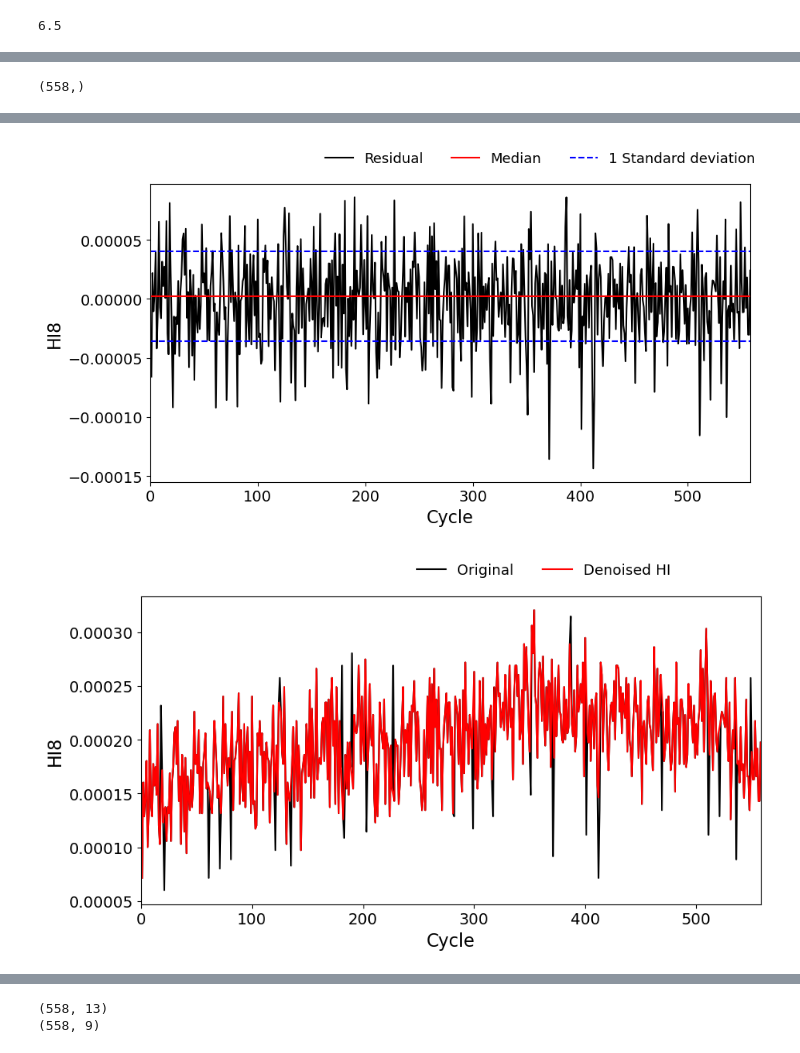
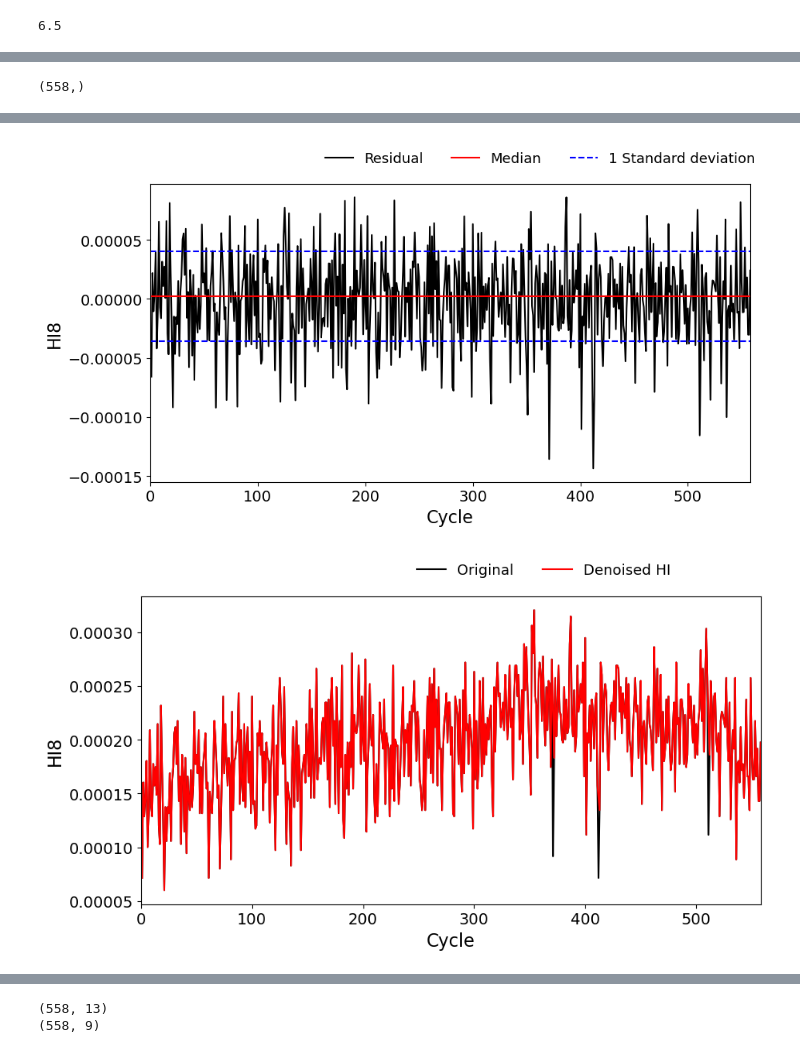
Before and after one commit to moonie1253/AI-study, a Jupyter notebook: paper/Integrated framework for SOH.ipynb, the cells around one changed output, grey strips where cells are left out. Drawn from its saved outputs; the diff is of its cells as text; code cells hidden in the pictures.

```diff
--- a/paper/Integrated framework for SOH.ipynb
+++ b/paper/Integrated framework for SOH.ipynb
@@ -1092,7 +1091,7 @@ def closer_number(target, cycle):
 
 for t in y_res:
 
-    if (-2)*std<=t<=2*std:
+    if median+(-3)*std<=t<=median+3*std:
         denoised_val=data.loc[data['Cycle']==cycle,'CIV'].iloc[0]
     else :
         if cycle==1:
@@ -1258,7 +1257,7 @@ def closer_number(target, cycle):
 
 for t in y_res:
 
-    if (-2)*std<=t<=2*std:
+    if median+(-3)*std<=t<=median+3*std:
         denoised_val=data.loc[data['Cycle']==cycle,'CCVIS'].iloc[0]
     else :
         if cycle==1:
@@ -1424,7 +1423,7 @@ def closer_number(target, cycle):
 
 for t in y_res:
 
-    if (-2)*std<=t<=2*std:
+    if median+(-3)*std<=t<=median+3*std:
         denoised_val=data.loc[data['Cycle']==cycle,'CCVES'].iloc[0]
     else :
         if cycle==1:
@@ -1590,7 +1589,7 @@ def closer_number(target, cycle):
 
 for t in y_res:
 
-    if (-2)*std<=t<=2*std:
+    if median+(-3)*std<=t<=median+3*std:
         denoised_val=data.loc[data['Cycle']==cycle,'CVIS (dt)'].iloc[0]
     else :
         if cycle==1:
@@ -1756,7 +1755,7 @@ def closer_number(target, cycle):
 
 for t in y_res:
 
-    if (-2)*std<=t<=2*std:
+    if median+(-3)*std<=t<=median+3*std:
         denoised_val=data.loc[data['Cycle']==cycle,'CVES (dt)'].iloc[0]
     else :
         if cycle==1:
@@ -1804,16 +1803,16 @@ Time:                        15:46:02   Log-Likelihood:                   -inf
 No. Observations:                 558   AIC:                               inf
 Df Residuals:                     555   BIC:                               inf
 Df Model:                           2
 Covariance Type:            nonrobust
 ==============================================================================
 ... (14 lines left out)
 [2] The condition number is large, 7.63e+08. This might indicate that there are
 strong multicollinearity or other numerical problems.
 [ 9.13007405e-03 -3.22866714e-05  2.91056372e-08]
 (558,)
 [figure]
 [figure]
-[figure, old version]
+[figure, new version]
 # %%
 x= data['Cycle']
 y= data['DIV']
```
Also changed, not shown: parts of 30 cells of this notebook.
